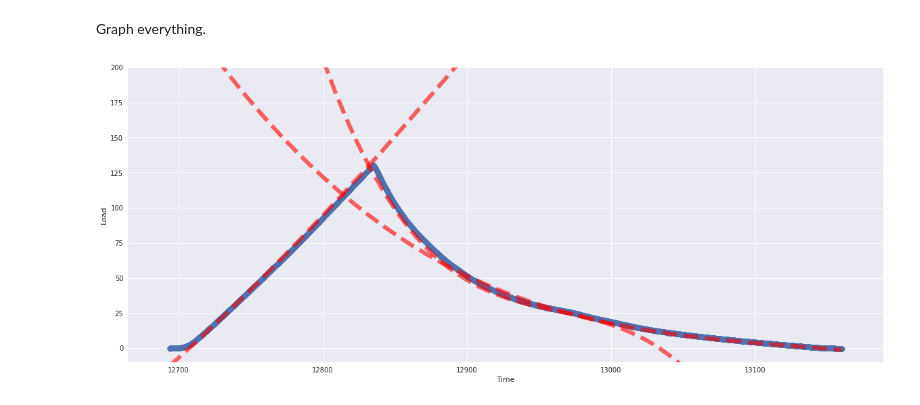
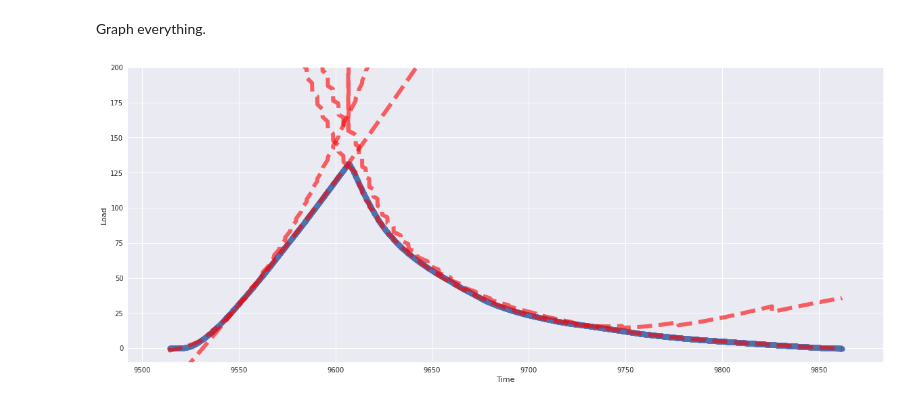
Before and after one commit to Columbia-Creative-Machines-Lab/muscle-prediction, a Jupyter notebook: regression/regression-tuned.ipynb, the cells around one changed output. Saved outputs shown, nothing was run; the diff lists cells and outputs as text; code cells hidden in the pictures.

```diff
--- a/regression/regression-tuned.ipynb
+++ b/regression/regression-tuned.ipynb
@@ -165,5 +165,3 @@ X_f = pd.DataFrame()
 for feature in features:
     X_f[feature] = best_est[feature][0].predict(X_c)
 X_f[['Cycle']] = cycle_no
-# %%
-X_f.drop('Load', axis=1, inplace=True); X_f
@@ -173,6 +168,7 @@ X_f.drop('Load', axis=1, inplace=True); X_f
 # %% [markdown]
 Predict cycle time-load characteristic based on predicted features for $n$th cycle.
 # %%
+"""
 X_t = pd.DataFrame() # this entire cell is very slow and needs to be rewritten more intelligently
 start_time = X_raw.Time.values[0]
 assumed_period = X_raw.shape[0]/10
@@ -184,17 +180,23 @@ for t in np.arange(start_time, start_time+assumed_period, 0.1):
         for feature in overwrite_features:
             new_row[feature] = 0
     X_t = X_t.append(new_row)
+"""
+
+X_t = X_raw.copy(deep=True)#.drop('Load', axis=1)
+X_t.loc[0,:] = X_f.transpose()
+X_t.fillna(0, inplace=True)
+X_t.reset_index(inplace=True)
-# %%
-X_t = X_t.reset_index().drop(['index'], axis=1)
 # %%
-preds = [ests[est].predict(X_t) for est in range(4)]
+X_t = X_t[X_t.Time!=0]
+ests, limits = cycle_ridge(X_t.drop('Load', axis=1), X_t.Load)
+preds = [ests[est].predict(X_t.drop(['Load', 'Datetime'], axis=1)) for est in range(4)]
 # %% [markdown]
 Graph everything.
 # %%
 fig, axes = plt.subplots(figsize=(20, 8))
 plt.ylim(-10, 200)
-sns.regplot('Time', 'Load', X_raw, fit_reg=False, scatter_kws={"alpha":0.9,"s":60})
-for pred in preds[1:]:
-    axes.plot(X_raw.Time, pred, linewidth=6, linestyle='--', alpha=0.6, c='r')
+sns.regplot('Time', 'Load', X_t, fit_reg=False, scatter_kws={"alpha":0.9,"s":60})
+for pred in preds:
+    axes.plot(X_t.Time, pred, linewidth=6, linestyle='--', alpha=0.6, c='r')
 # %% [output]
-[figure, old version]
+[figure, new version]
```
Also changed, not shown: parts of 4 cells of this notebook, 2 other files.
